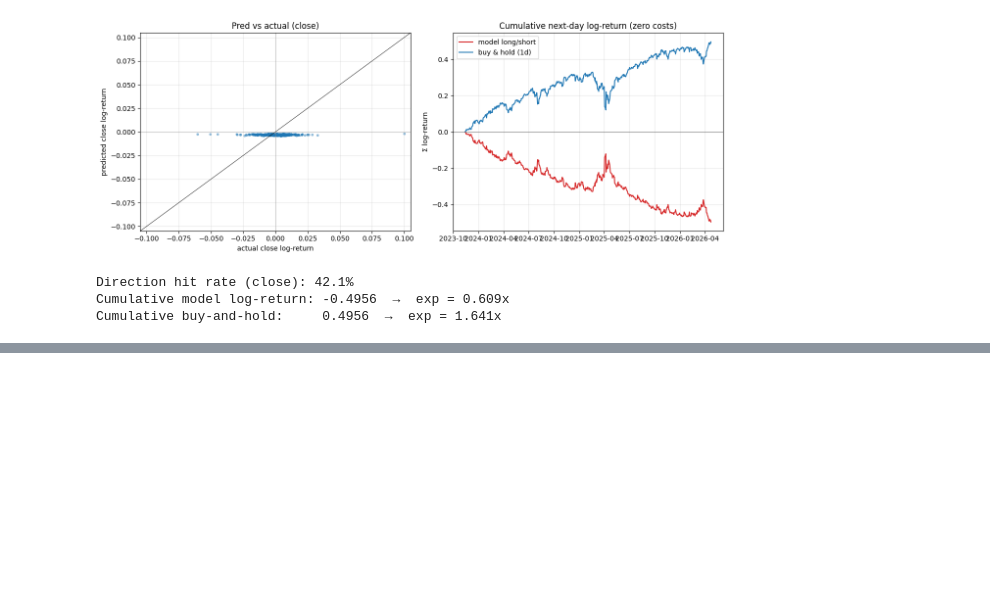
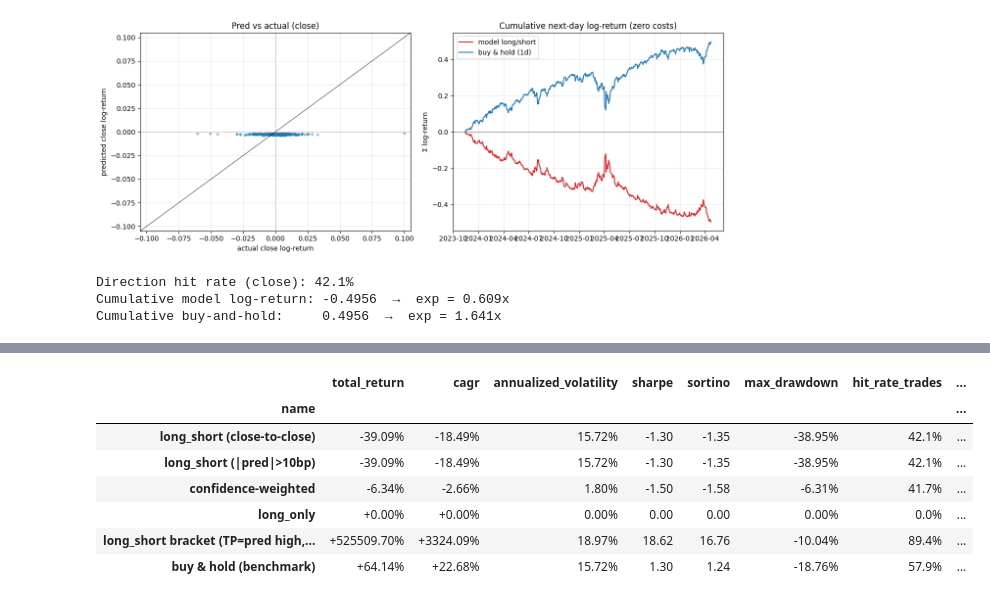
Before and after one commit to sophgen/stock-transformer, a Jupyter notebook: run.ipynb, the cells around one changed output, grey strips where cells are left out. Drawn from its saved outputs; the diff is of its cells as text; code cells hidden in the pictures; blank space fills up the shorter version.

```diff
--- a/run.ipynb
+++ b/run.ipynb
@@ -759,0 +897,37 @@ Cumulative buy-and-hold:     0.4956  →  exp = 1.641x
+# %%
+# `compare()` stacks the metrics dict from each result into a DataFrame so we
+# can see all strategies side-by-side. A "buy & hold" row is appended for a
+# direct apples-to-apples comparison on the same window.
+all_results = [res_long_short, res_threshold, res_conf, res_long_only, res_bracket]
+sweep = compare(all_results)
+
+# Insert a synthetic buy-and-hold row by reading the benchmark metrics off any
+# of the runs (they all share the same benchmark since the test fold is the
+# same window).
+bh_row = {k: v for k, v in res_long_short.benchmark_metrics.items() if k in sweep.columns}
+sweep.loc["buy & hold (benchmark)"] = bh_row
+
+# Pretty-print: percentages where it makes sense, tighter floats elsewhere.
+fmt = {
+    "total_return":          "{:+.2%}",
+    "cagr":                  "{:+.2%}",
+    "annualized_volatility": "{:.2%}",
+    "sharpe":                "{:.2f}",
+    "sortino":               "{:.2f}",
+    "max_drawdown":          "{:.2%}",
+    "hit_rate_trades":       "{:.1%}",
+    "profit_factor":         "{:.2f}",
+    "exposure":              "{:.1%}",
+    "total_turnover":        "{:.1f}",
+    "ending_equity":         "${:,.2f}",
+}
+sweep.style.format(fmt)
+# %% [output]
+|  | total_return | cagr | annualized_volatility | sharpe | sortino | max_drawdown | hit_rate_trades | ... |
+| name |  |  |  |  |  |  |  | ... |
+| long_short (close-to-close) | -39.09% | -18.49% | 15.72% | -1.30 | -1.35 | -38.95% | 42.1% | ... |
+| long_short (|pred|>10bp) | -39.09% | -18.49% | 15.72% | -1.30 | -1.35 | -38.95% | 42.1% | ... |
+| confidence-weighted | -6.34% | -2.66% | 1.80% | -1.50 | -1.58 | -6.31% | 41.7% | ... |
+| long_only | +0.00% | +0.00% | 0.00% | 0.00 | 0.00 | 0.00% | 0.0% | ... |
+| long_short bracket (TP=pred high,... | +525509.70% | +3324.09% | 18.97% | 18.62 | 16.76 | -10.04% | 89.4% | ... |
+| buy & hold (benchmark) | +64.14% | +22.68% | 15.72% | 1.30 | 1.24 | -18.76% | 57.9% | ... |
```
Also changed, not shown: parts of 11 cells of this notebook, 2 other files.
